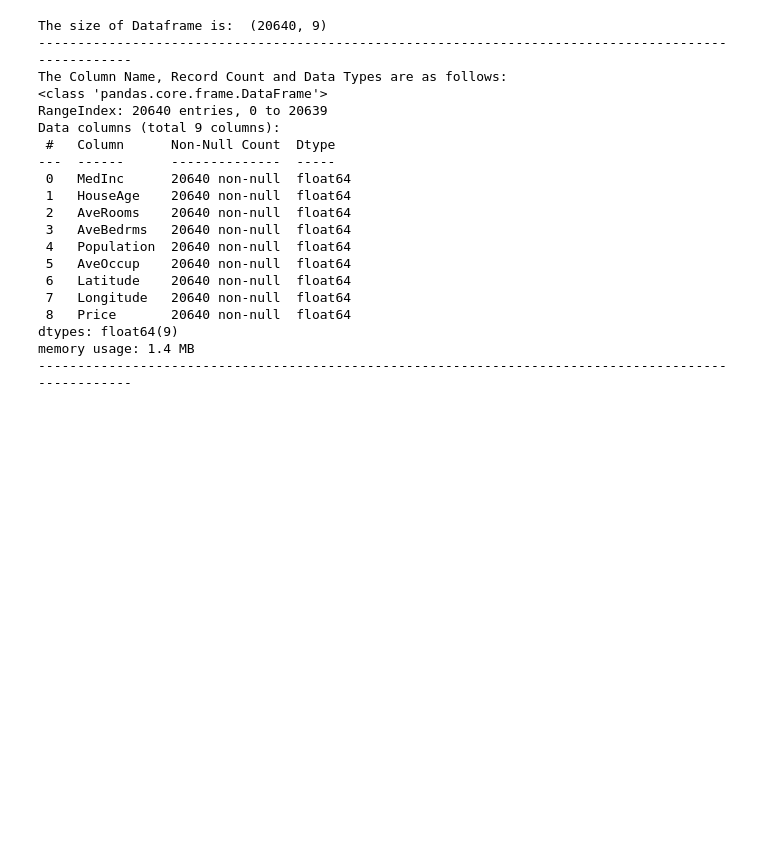
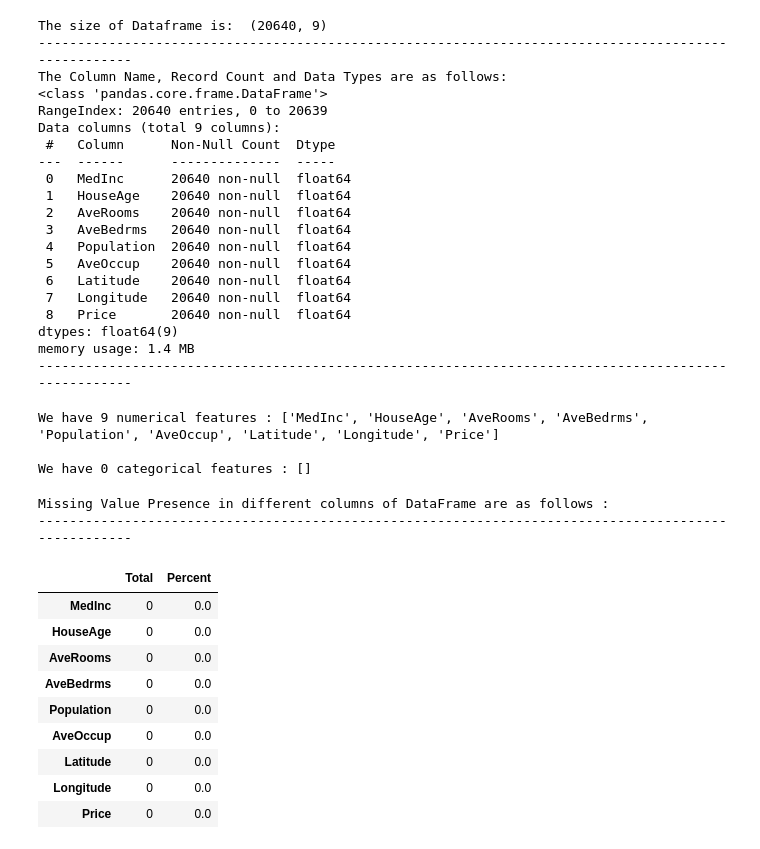
Before and after one commit to manishkr1754/30_Days_30_ML_Projects_Challenge, a Jupyter notebook: Day3_Project3_California House Price Prediction.ipynb, the cells around one changed output. Cells and saved outputs as stored; diff of their text form; code cells hidden in the pictures; blank space fills up the shorter version.

```diff
--- a/Day3_Project3_California House Price Prediction.ipynb
+++ b/Day3_Project3_California House Price Prediction.ipynb
@@ -142,0 +131,31 @@ sns.heatmap(correlation, cbar=True, square=True, fmt='.1f', annot=True, annot_kw
+# %%
+# Defining numerical & categorical columns
+numeric_features = [feature for feature in house_price_df.columns if house_price_df[feature].dtype != 'O']
+categorical_features = [feature for feature in house_price_df.columns if house_price_df[feature].dtype == 'O']
+
+# print columns
+print('We have {} numerical features : {}'.format(len(numeric_features), numeric_features))
+print('\nWe have {} categorical features : {}'.format(len(categorical_features), categorical_features))
+# %% [output]
+We have 9 numerical features : ['MedInc', 'HouseAge', 'AveRooms', 'AveBedrms', 'Population', 'AveOccup', 'Latitude', 'Longitude', 'Price']
+
+We have 0 categorical features : []
+# %%
+print('Missing Value Presence in different columns of DataFrame are as follows : ')
+print('-'*100)
+total=house_price_df.isnull().sum().sort_values(ascending=False)
+percent=(house_price_df.isnull().sum()/house_price_df.isnull().count()*100).sort_values(ascending=False)
+pd.concat([total, percent], axis=1, keys=['Total', 'Percent'])
+# %% [output]
+Missing Value Presence in different columns of DataFrame are as follows :
+----------------------------------------------------------------------------------------------------
+|  | Total | Percent |
+| MedInc | 0 | 0.0 |
+| HouseAge | 0 | 0.0 |
+| AveRooms | 0 | 0.0 |
+| AveBedrms | 0 | 0.0 |
+| Population | 0 | 0.0 |
+| AveOccup | 0 | 0.0 |
+| Latitude | 0 | 0.0 |
+| Longitude | 0 | 0.0 |
+| Price | 0 | 0.0 |
```
Also changed, not shown: parts of 9 cells of this notebook.
